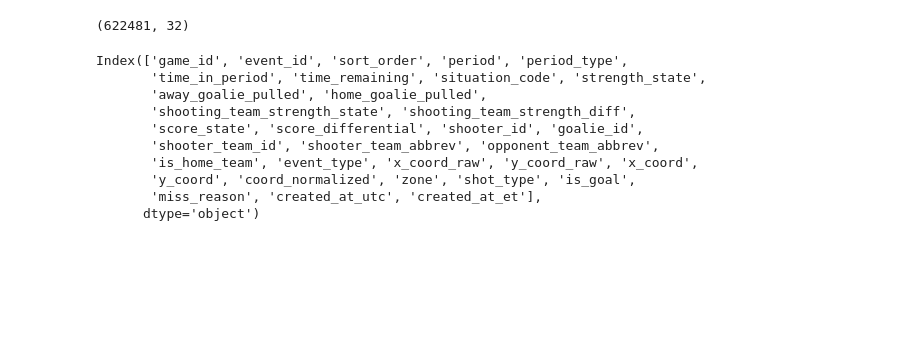
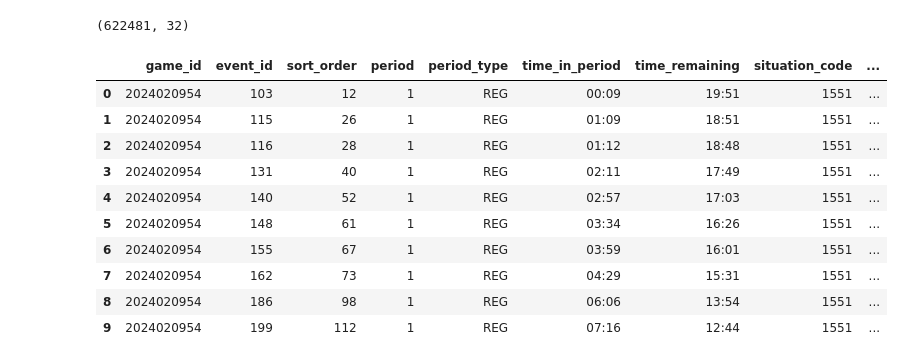
Before and after one commit to grahamgreene88/Expected-Goals-xG-Model, a Jupyter notebook: notebooks/data_pull_real.ipynb, the cells around one changed output. Cells and saved outputs as stored; diff of their text form; code cells hidden in the pictures; blank space fills up the shorter version.

```diff
--- a/notebooks/data_pull_real.ipynb
+++ b/notebooks/data_pull_real.ipynb
@@ -167,9 +167,6 @@ def extract_shot_events(data: dict, game_id: str) -> list[dict]:
                 "home_goalie_pulled": home_goalie_pulled,
                 "shooting_team_strength_state": shooting_team_strength_state,
                 "shooting_team_strength_diff": shooting_team_strength_diff,
-                # TODO: Implement logic to compute score_state and score_differential
-                "score_state": None,
-                "score_differential": None,
 
                 # Player & team info
                 "shooter_id": shooter_id,
@@ -188,7 +185,7 @@ def extract_shot_events(data: dict, game_id: str) -> list[dict]:
                 "coord_normalized": coord_normalized,
                 "zone": details.get("zoneCode"),
                 "shot_type": details.get("shotType"),
-                "is_goal": 1 if event_type == "goal" else 0,
+                "is_goal": True if event_type == "goal" else False,
 
                 # Miss reason
                 "miss_reason": details.get("reason") if event_type == "missed-shot" else None,
@@ -198,16 +195,6 @@ def extract_shot_events(data: dict, game_id: str) -> list[dict]:
                 "created_at_et": created_at_et,
             }
 
-            # if event_type == "missed-shot":
-            #     shot_info["miss_reason"] = details.get("reason")
-
-            # # Always define this
-            # "miss_reason": details.get("reason") if event_type == "missed-shot" else None,
-
-            # # Created at
-            # shot_info["created_at_utc"] = created_at_utc
-            # shot_info["created_at_et"] = created_at_et
-
             shot_events.append(shot_info)
 
         except Exception as e:
@@ -421,21 +408,22 @@ for gid in game_ids:
 # %%
 all_shots = []
 game_ids = ["2024020954"]
 for i, game_id in enumerate(game_ids):
     shots = get_shot_data_for_game(game_id)
 if shots:
     all_shots.extend(shots)
 df = pd.DataFrame(all_shots)
 #df.to_csv("nhl_shots_2019_2024.csv", index=False)
-df.columns
+df.head(10)
 # %% [output]
-Index(['game_id', 'event_id', 'sort_order', 'period', 'period_type',
-       'time_in_period', 'time_remaining', 'situation_code', 'strength_state',
-       'away_goalie_pulled', 'home_goalie_pulled',
-       'shooting_team_strength_state', 'shooting_team_strength_diff',
-       'score_state', 'score_differential', 'shooter_id', 'goalie_id',
-       'shooter_team_id', 'shooter_team_abbrev', 'opponent_team_abbrev',
-       'is_home_team', 'event_type', 'x_coord_raw', 'y_coord_raw', 'x_coord',
-       'y_coord', 'coord_normalized', 'zone', 'shot_type', 'is_goal',
-       'miss_reason', 'created_at_utc', 'created_at_et'],
-      dtype='object')
+|  | game_id | event_id | sort_order | period | period_type | time_in_period | time_remaining | situation_code | ... |
+| 0 | 2024020954 | 103 | 12 | 1 | REG | 00:09 | 19:51 | 1551 | ... |
+| 1 | 2024020954 | 115 | 26 | 1 | REG | 01:09 | 18:51 | 1551 | ... |
+| 2 | 2024020954 | 116 | 28 | 1 | REG | 01:12 | 18:48 | 1551 | ... |
+| 3 | 2024020954 | 131 | 40 | 1 | REG | 02:11 | 17:49 | 1551 | ... |
+| 4 | 2024020954 | 140 | 52 | 1 | REG | 02:57 | 17:03 | 1551 | ... |
+| 5 | 2024020954 | 148 | 61 | 1 | REG | 03:34 | 16:26 | 1551 | ... |
+| 6 | 2024020954 | 155 | 67 | 1 | REG | 03:59 | 16:01 | 1551 | ... |
+| 7 | 2024020954 | 162 | 73 | 1 | REG | 04:29 | 15:31 | 1551 | ... |
+| 8 | 2024020954 | 186 | 98 | 1 | REG | 06:06 | 13:54 | 1551 | ... |
+| 9 | 2024020954 | 199 | 112 | 1 | REG | 07:16 | 12:44 | 1551 | ... |
```
Also changed, not shown: parts of 1 cell of this notebook, 9 other files.
